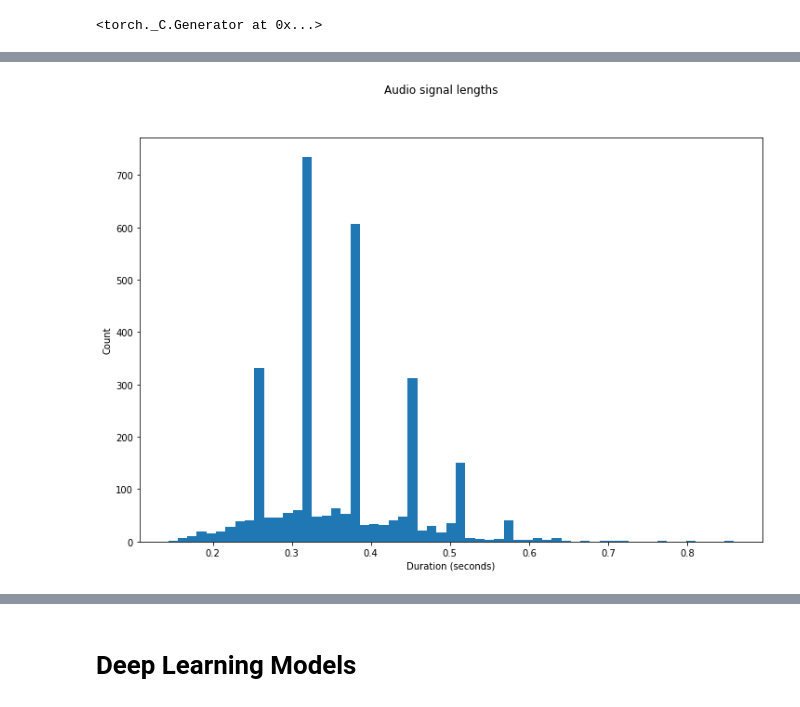
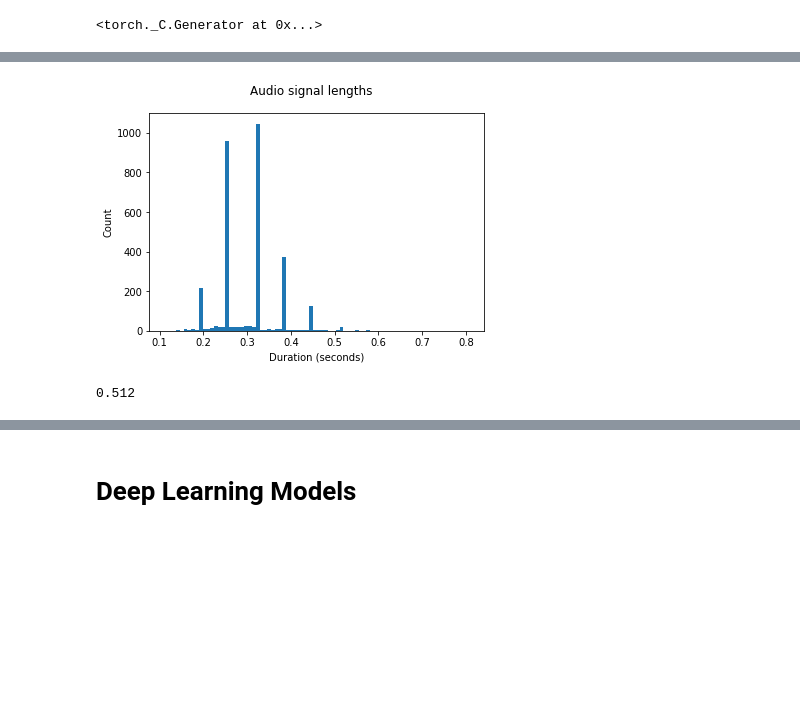
Before and after one commit to Ali-Sab/aps360_project, a Jupyter notebook: APS360_Project.ipynb, the cells around one changed output, grey strips where cells are left out. Drawn from its saved outputs; the diff is of its cells as text; code cells hidden in the pictures; blank space fills up the shorter version.

```diff
--- a/APS360_Project.ipynb
+++ b/APS360_Project.ipynb
@@ -105,7 +70,7 @@ X = []
 y = []
 
 # load team recordings
-dir = './team_recordings/all'
+dir = './team_recordings/filtered' #change to /all for all
 files = listdir(dir)
 rate1 = load_files(files, X, y)
 
@@ -138,16 +103,19 @@ print(np.percentile(lengths, 95))
 # %%
-def remove_silence(sample, sr= 8000, top_db = 10):
+def remove_silence(sample, sr= 8000, top_db = 5):
     """This function removes trailing and leading silence periods of audio signals.
     """
     y = np.array(sample, dtype = np.float64)
+    #y = librosa.util.normalize(y)
     # Trim the beginning and ending silence
     yt, _ = trim(y, top_db= top_db)
     return yt
 X_tr = [remove_silence(x) for x in X]
 
-show_length_distribution(X_tr);
+lengths = show_length_distribution(X_tr);
+print(np.percentile(lengths, 99))
 # %% [output]
-[figure, old version]
+[figure, new version]
+0.512
 # %%
 # pad all clips to same length
 
```
Also changed, not shown: parts of 23 cells of this notebook.
